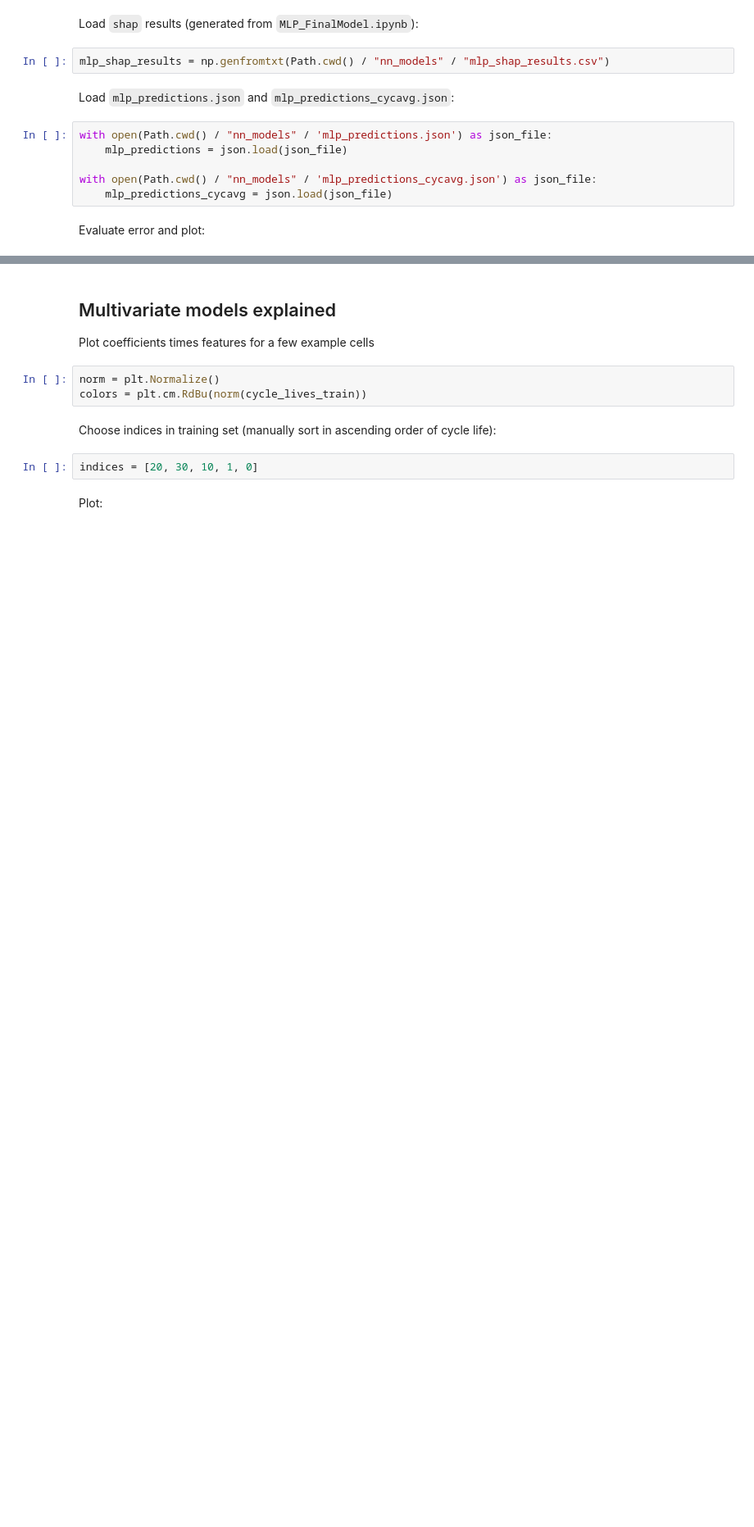
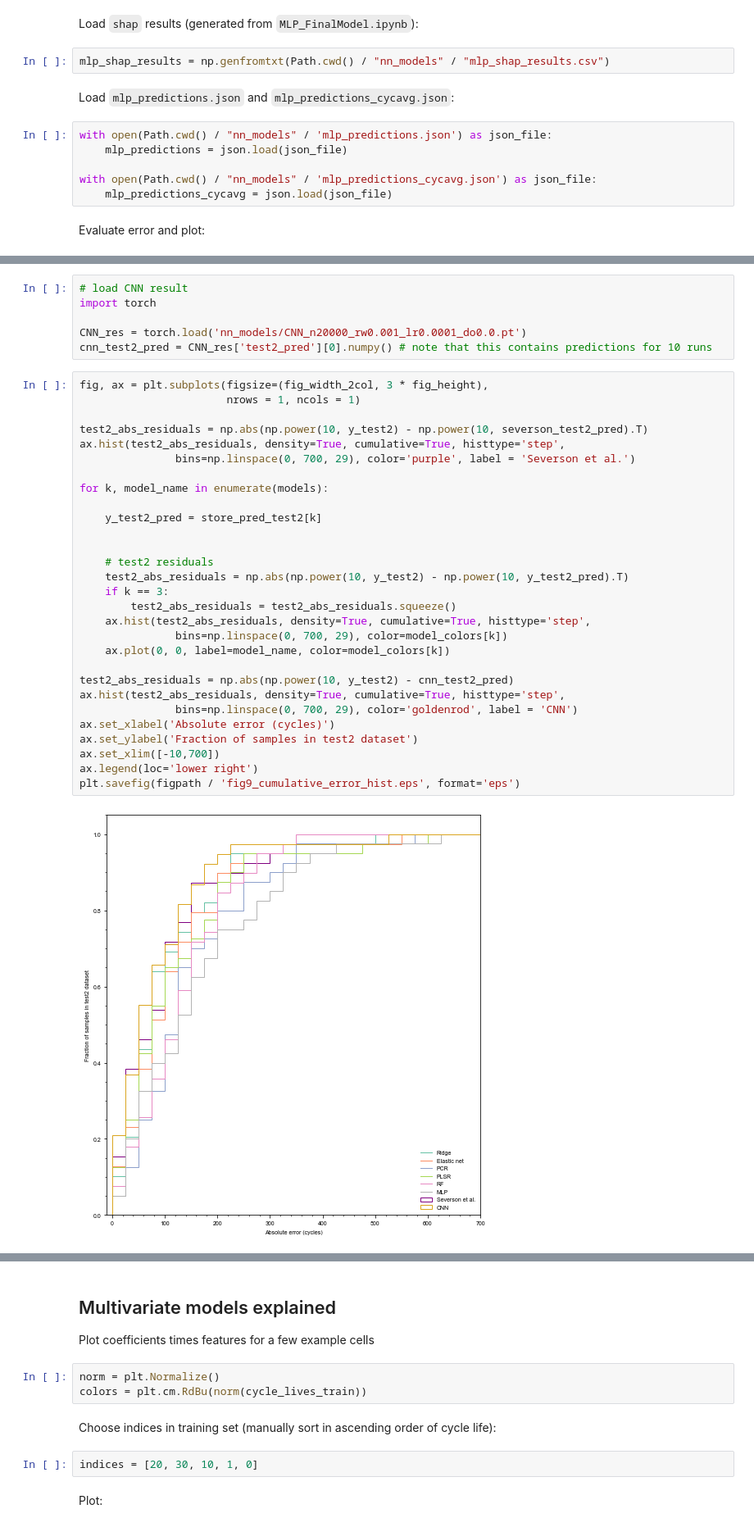
Before and after one commit to petermattia/revisit-severson-et-al, a Jupyter notebook: revisit-severson-et-al.ipynb, the cells around one changed output, grey strips where cells are left out. Shown: that part at 82% size. Drawn from its saved outputs; the diff is of its cells as text; blank space fills up the shorter version.

```diff
--- a/revisit-severson-et-al.ipynb
+++ b/revisit-severson-et-al.ipynb
@@ -1644,0 +1577,37 @@ MLP RMSE, cycavg: Train=29 cyc, Test1=104 cyc, Test2=189 cyc
+# %%
+# load CNN result
+import torch
+
+CNN_res = torch.load('nn_models/CNN_n20000_rw0.001_lr0.0001_do0.0.pt')
+cnn_test2_pred = CNN_res['test2_pred'][0].numpy() # note that this contains predictions for 10 runs
+# %%
+fig, ax = plt.subplots(figsize=(fig_width_2col, 3 * fig_height),
+                       nrows = 1, ncols = 1)
+
+test2_abs_residuals = np.abs(np.power(10, y_test2) - np.power(10, severson_test2_pred).T)
+ax.hist(test2_abs_residuals, density=True, cumulative=True, histtype='step',
+               bins=np.linspace(0, 700, 29), color='purple', label = 'Severson et al.')
+
+for k, model_name in enumerate(models):
+
+    y_test2_pred = store_pred_test2[k]
+
+
+    # test2 residuals
+    test2_abs_residuals = np.abs(np.power(10, y_test2) - np.power(10, y_test2_pred).T)
+    if k == 3:
+        test2_abs_residuals = test2_abs_residuals.squeeze()
+    ax.hist(test2_abs_residuals, density=True, cumulative=True, histtype='step',
+               bins=np.linspace(0, 700, 29), color=model_colors[k])
+    ax.plot(0, 0, label=model_name, color=model_colors[k])
+
+test2_abs_residuals = np.abs(np.power(10, y_test2) - cnn_test2_pred)
+ax.hist(test2_abs_residuals, density=True, cumulative=True, histtype='step',
+               bins=np.linspace(0, 700, 29), color='goldenrod', label = 'CNN')
+ax.set_xlabel('Absolute error (cycles)')
+ax.set_ylabel('Fraction of samples in test2 dataset')
+ax.set_xlim([-10,700])
+ax.legend(loc='lower right')
+plt.savefig(figpath / 'fig9_cumulative_error_hist.eps', format='eps')
+# %% [output]
+[figure, added]
```
Also changed, not shown: parts of 57 cells of this notebook, 12 other files.
